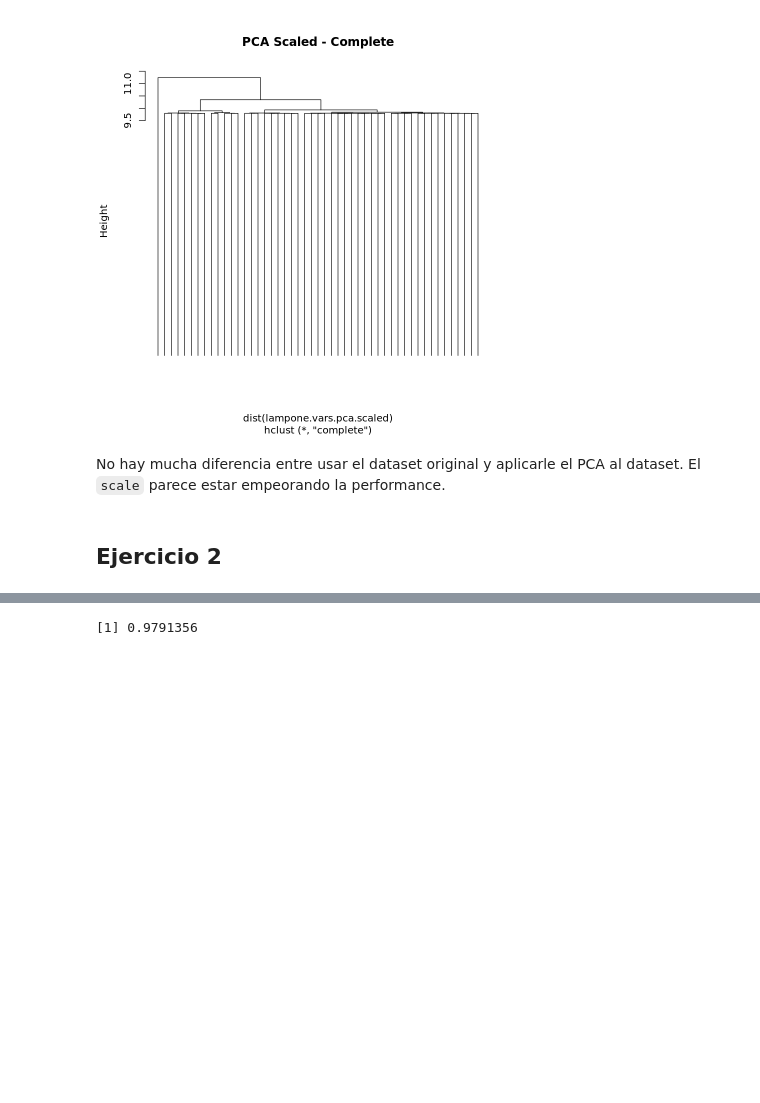
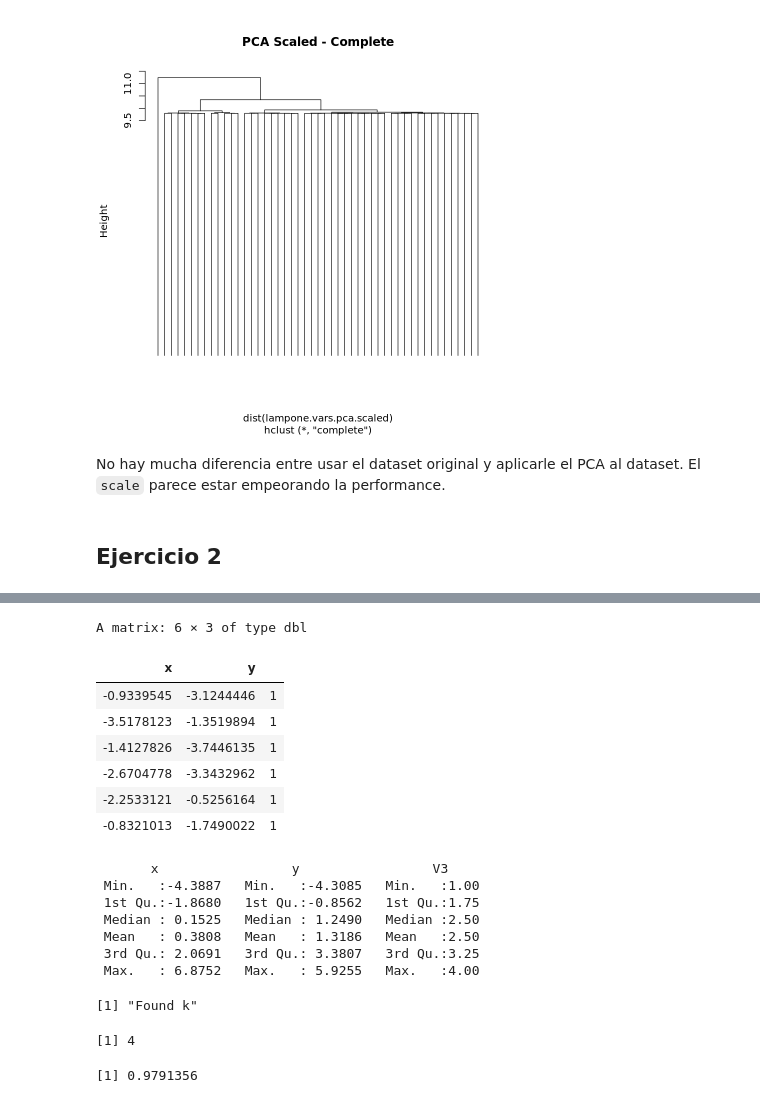
Before and after one commit to natimellino/mineria-de-datos, a Jupyter notebook: TP3.ipynb, the cells around one changed output, grey strips where cells are left out. Drawn from its saved outputs; the diff is of its cells as text; code cells hidden in the pictures; blank space fills up the shorter version.

Commit message:
creo que funciona para gaussianas

```diff
--- a/TP3.ipynb
+++ b/TP3.ipynb
@@ -376,3 +376,50 @@ k.iris
+# %%
+# Generamos el dataset de gaussianas
+#cuatro clusters de dist. gaussianas
+get_gausianas <- function() {
+    tot.puntos<-100
+    gap=2
+    x<-rnorm(tot.puntos,mean=-gap)
+    y<-rnorm(tot.puntos,mean=-gap)
+    gausianas<-cbind(x,y,rep(1,length(x)))
+    x<-rnorm(tot.puntos,mean=2*gap)
+    y<-rnorm(tot.puntos,mean=0)
+    gausianas<-rbind(gausianas,cbind(x,y,rep(2,length(x))))
+    x<-rnorm(tot.puntos,mean=0.7*gap,sd=0.5)
+    y<-rnorm(tot.puntos,mean=2.5*gap,sd=0.5)
+    gausianas<-rbind(gausianas,cbind(x,y,rep(3,length(x))))
+    x<-rnorm(tot.puntos,mean=-gap,sd=0.5)
+    y<-rnorm(tot.puntos,mean=gap,sd=0.5)
+    gausianas<-rbind(gausianas,cbind(x,y,rep(4,length(x))))
+
+    return(gausianas)
+}
+# plot(gausianas[,1:2],col=gausianas[,3])
+gausianas <- get_gausianas()
+head(gausianas)
+# %% [output]
+A matrix: 6 × 3 of type dbl
+| x | y |  |
+| -0.9339545 | -3.1244446 | 1 |
+| -3.5178123 | -1.3519894 | 1 |
+| -1.4127826 | -3.7446135 | 1 |
+| -2.6704778 | -3.3432962 | 1 |
+| -2.2533121 | -0.5256164 | 1 |
+| -0.8321013 | -1.7490022 | 1 |
+       x                 y                 V3
+ Min.   :-4.3887   Min.   :-4.3085   Min.   :1.00
+ 1st Qu.:-1.8680   1st Qu.:-0.8562   1st Qu.:1.75
+ Median : 0.1525   Median : 1.2490   Median :2.50
+ Mean   : 0.3808   Mean   : 1.3186   Mean   :2.50
+ 3rd Qu.: 2.0691   3rd Qu.: 3.3807   3rd Qu.:3.25
+ Max.   : 6.8752   Max.   : 5.9255   Max.   :4.00
+# %%
+# Probamos nuestro gap statistic con el dataset de gaussianas
+k.gap.gausianas <- gap_statistic(gausianas[, 1:2], 10, 500)
+k.gap.gausianas
+# %% [output]
+[1] "Found k"
+[1] 4
 # %%
 # Estabilidad
 
```
Also changed, not shown: parts of 3 cells of this notebook.
